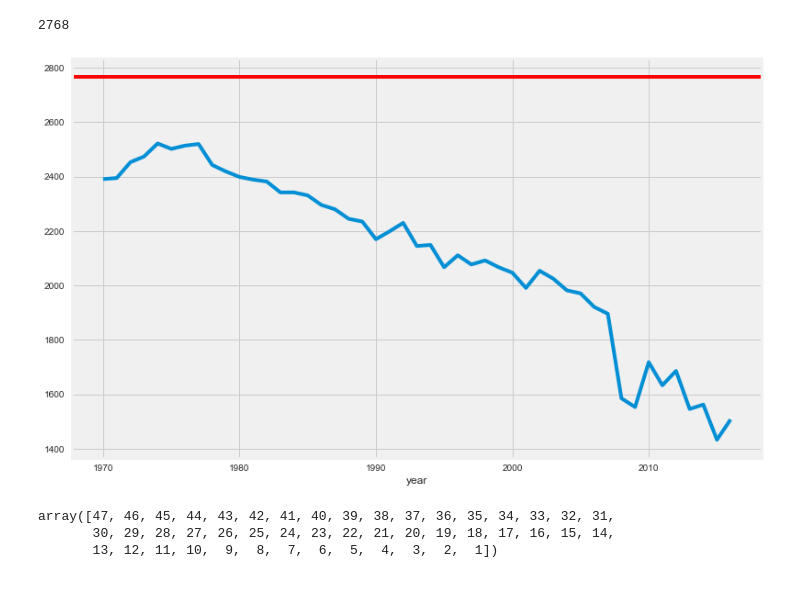
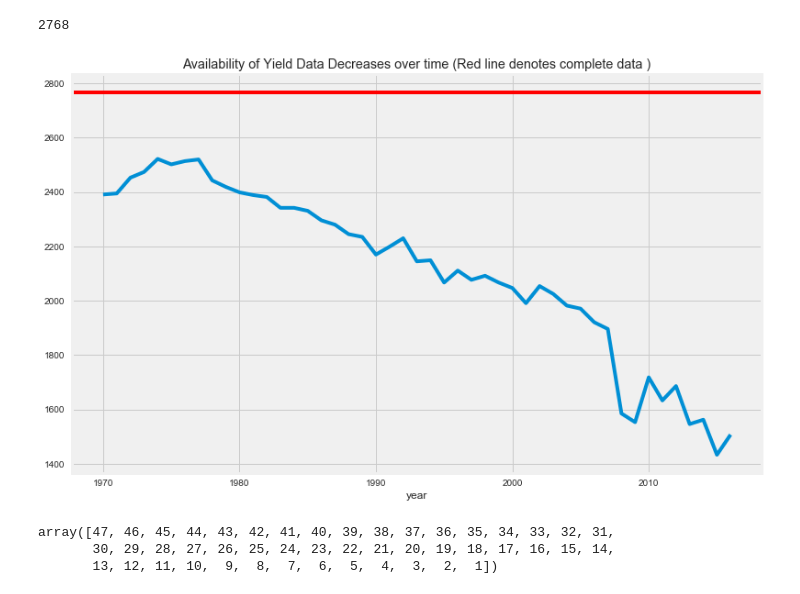
Before and after one commit to adamszabunio/yield_imputations, a Jupyter notebook: corn_EDA.ipynb, the cells around one changed output. Drawn from its saved outputs; the diff is of its cells as text; code cells hidden in the pictures.

```diff
--- a/corn_EDA.ipynb
+++ b/corn_EDA.ipynb
@@ -222,9 +222,10 @@ ts_df.shape[0]
 # %%
 fig, ax = plt.subplots(figsize=(12,8))
 plt.axhline(y=ts_df.shape[0], color='r', linestyle='-')
+plt.title("Availability of Yield Data Decreases over time (Red line denotes complete data )")
 ts_df.count().plot();
 # %% [output]
-[figure, old version]
+[figure, new version]
 # %%
 np.arange(1,48)[::-1]
 # %% [output]
```
Also changed, not shown: parts of 1 cell of this notebook, 2 other files.
